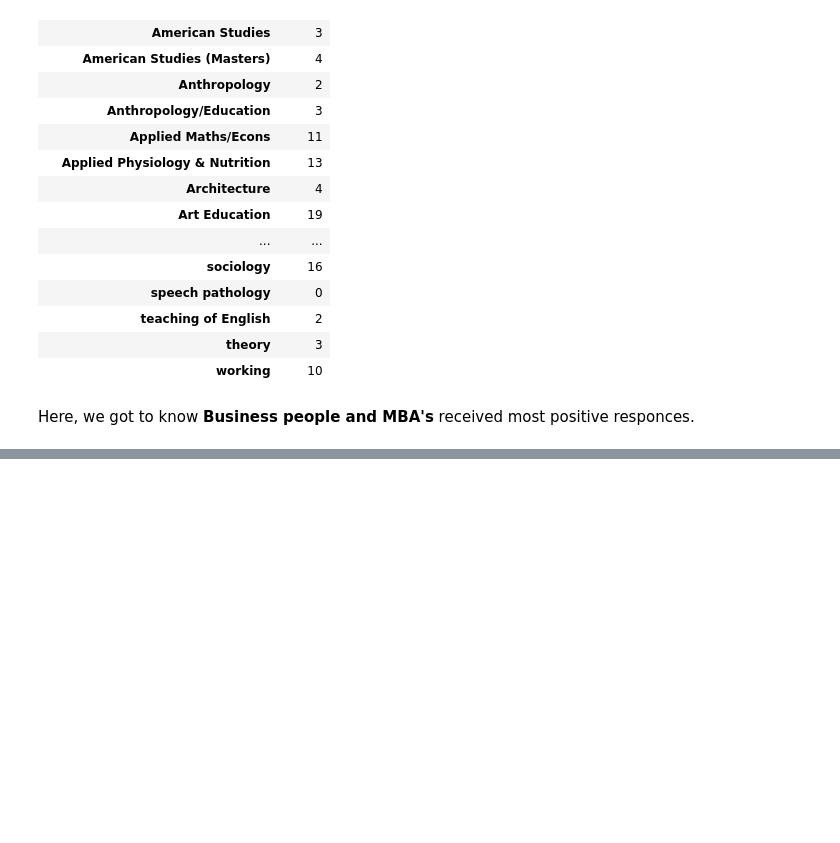
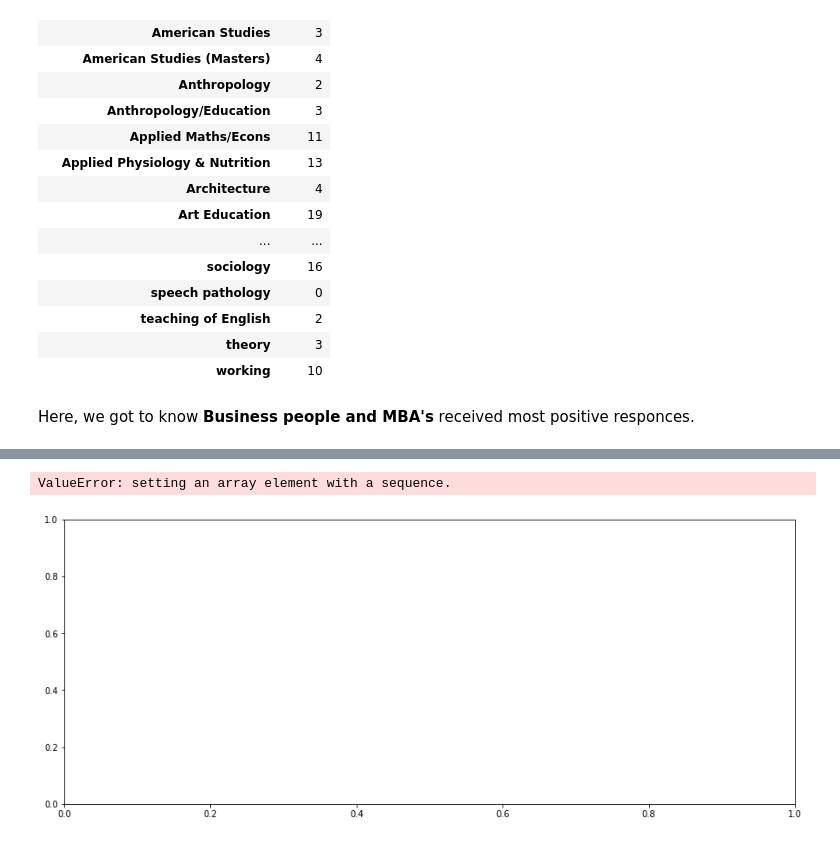
Before and after one commit to erjpsingh/dateyourmate, a Jupyter notebook: dateyourmate.ipynb, the cells around one changed output, grey strips where cells are left out. Saved outputs shown, nothing was run; the diff lists cells and outputs as text; code cells hidden in the pictures; blank space fills up the shorter version.

```diff
--- a/dateyourmate.ipynb
+++ b/dateyourmate.ipynb
@@ -269,0 +330,2 @@ Here, we got to know <b>Business people and MBA's</b>  received most positive re
+# %%
+df_new = pd.pivot_table(df_new, index=["gender","age"], aggfunc=np.average)
@@ -269,0 +362,12 @@ Here, we got to know <b>Business people and MBA's</b>  received most positive re
+# %%
+fig = plt.figure(figsize=(15,6))
+ax = fig.add_subplot(1,1,1)
+ax.plot(df_new['imprelig'].loc[0, :],'g--', label = 'Race')
+#ax.plot(gb['imprelig'],'b',label = 'Religion')
+ax.legend(loc='best')
+
+ax.tick_params(axis='x', which='major', labelsize=15)
+ax.tick_params(axis='y', which='major', labelsize=15)
+# %% [output]
+ValueError: setting an array element with a sequence.
+[figure, added]
```
Also changed, not shown: parts of 22 cells of this notebook.
